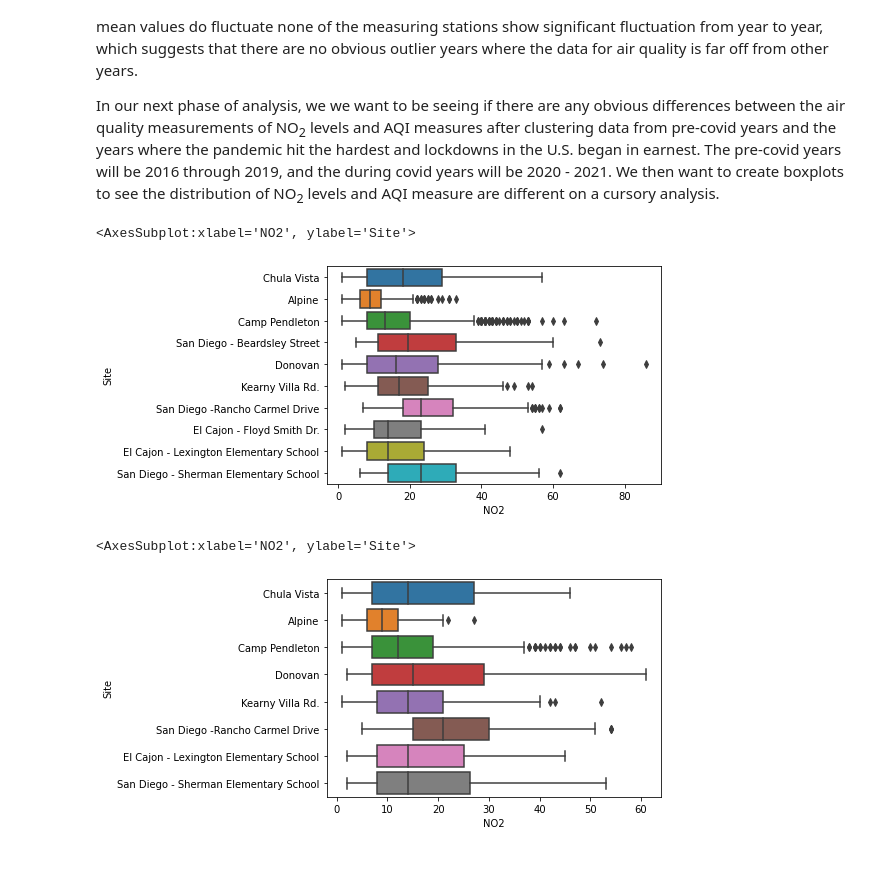
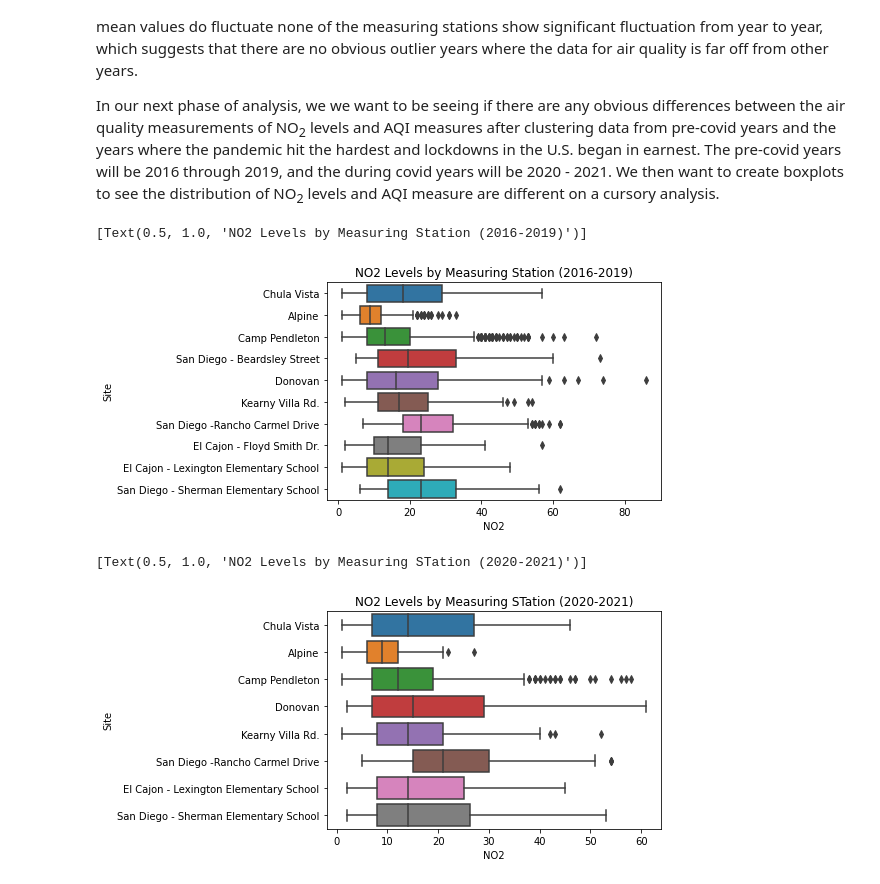
Before and after one commit to av1929/Covid19-AirQuality-SD-counties, a Jupyter notebook: EDACheckpointGroup062-Wi22.ipynb, the cells around one changed output. Drawn from its saved outputs; the diff is of its cells as text; code cells hidden in the pictures.

```diff
--- a/EDACheckpointGroup062-Wi22.ipynb
+++ b/EDACheckpointGroup062-Wi22.ipynb
@@ -414,12 +421,12 @@ In our next phase of analysis, we we want to be seeing if there are any obvious
 pre_covid_epa_df = pd.concat([epa2016_df,epa2017_df,epa2018_df,epa2019_df])
 during_covid_epa_df = pd.concat([epa2020_df,epa2021_df])
 # %%
-sns.boxplot(x = pre_covid_epa_df['NO2'], y = pre_covid_epa_df['Site'])
+sns.boxplot(x = pre_covid_epa_df['NO2'], y = pre_covid_epa_df['Site']).set(title='NO2 Levels by Measuring Station (2016-2019)')
 # %% [output]
-<AxesSubplot:xlabel='NO2', ylabel='Site'>
+[Text(0.5, 1.0, 'NO2 Levels by Measuring Station (2016-2019)')]
-[figure, old version]
+[figure, new version]
 # %%
-sns.boxplot(x = during_covid_epa_df['NO2'], y = during_covid_epa_df['Site'])
+sns.boxplot(x = during_covid_epa_df['NO2'], y = during_covid_epa_df['Site']).set(title='NO2 Levels by Measuring Station (2020-2021)')
 # %% [output]
-<AxesSubplot:xlabel='NO2', ylabel='Site'>
+[Text(0.5, 1.0, 'NO2 Levels by Measuring STation (2020-2021)')]
-[figure, old version]
+[figure, new version]
```
Also changed, not shown: parts of 24 cells of this notebook.
